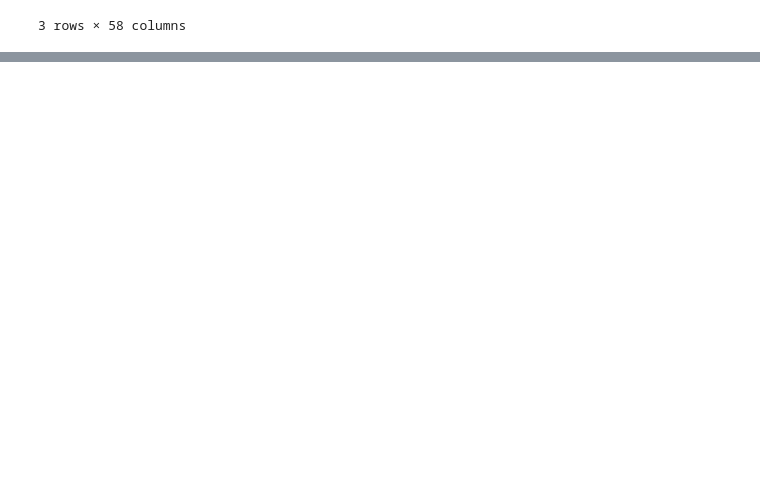
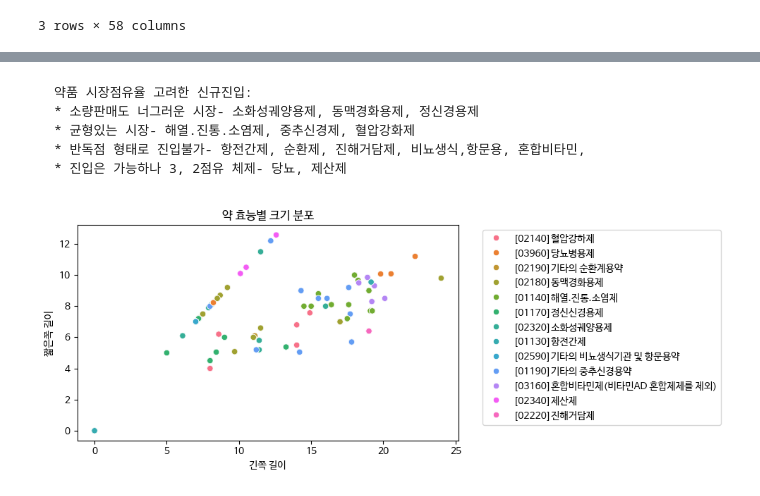
Before and after one commit to esensy/Pill-Object-detection, a Jupyter notebook: notebooks/EDA.ipynb, the cells around one changed output, grey strips where cells are left out. Cells and saved outputs as stored; diff of their text form; code cells hidden in the pictures; blank space fills up the shorter version.

```diff
--- a/notebooks/EDA.ipynb
+++ b/notebooks/EDA.ipynb
@@ -451,0 +526,4 @@ id                      Value: ['29', '30', '28', '19', '21', '20', '1', '2', '3
+# %%
+# 필요한 정보만 필터링
+df3 = df[['dl_company', 'di_class_no', 'color_class1', 'drug_shape', 'dl_custom_shape', 'thick', 'leng_long', 'leng_short', 'dl_name', 'img_key']]
+df3.head()
@@ -451,0 +574,26 @@ id                      Value: ['29', '30', '28', '19', '21', '20', '1', '2', '3
+# %% [markdown]
+	약품 시장점유율 고려한 신규진입:
+	* 소량판매도 너그러운 시장- 소화성궤양용제, 동맥경화용제, 정신경용제
+	* 균형있는 시장- 해열.진통.소염제, 중추신경제, 혈압강화제
+	* 반독점 형태로 진입불가- 항전간제, 순환제, 진해거담제, 비뇨생식,항문용, 혼합비타민,
+	* 진입은 가능하나 3, 2점유 체제- 당뇨, 제산제
+# %%
+# 2. 약 효능에 따른 제형, 크기, 색상 관계 (약 디자인 트렌드)
+class_trends = df3.groupby('di_class_no').agg({
+    'color_class1': lambda x: x.mode()[0],  # 최빈 색상
+    'thick': 'mean',
+    'leng_long': 'mean',
+    'leng_short': 'mean'
+}).reset_index()
+# print("\n약 효능별 디자인 트렌드:\n", class_trends)
+
+plt.figure(figsize=(10, 4))
+sns.scatterplot(x='leng_long', y='leng_short', hue='di_class_no', data=df3)
+plt.title('약 효능별 크기 분포')
+plt.xlabel('긴쪽 길이')
+plt.ylabel('짧은쪽 길이')
+plt.legend(bbox_to_anchor=(1.05, 1), loc='upper left')  # 범례를 그래프 바깥으로 이동
+plt.tight_layout() # 레이아웃 조정
+plt.show()
+# %% [output]
+[figure, added]
```
Also changed, not shown: parts of 43 cells of this notebook.
